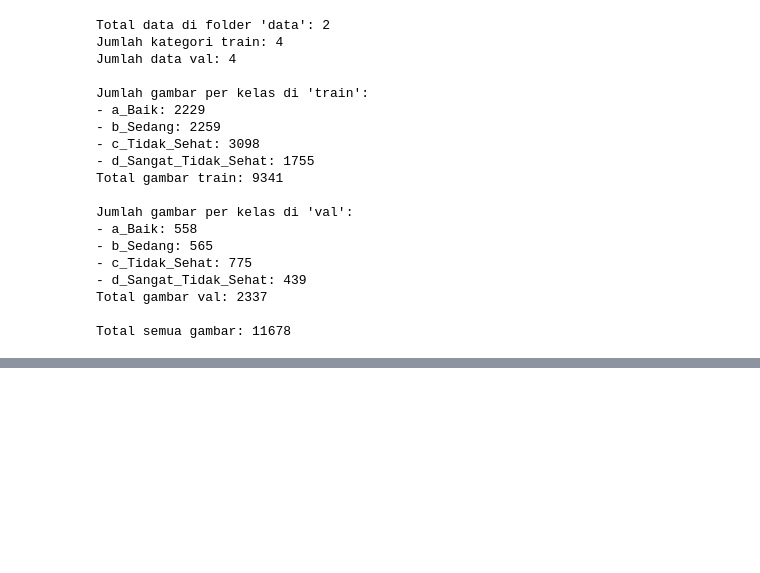
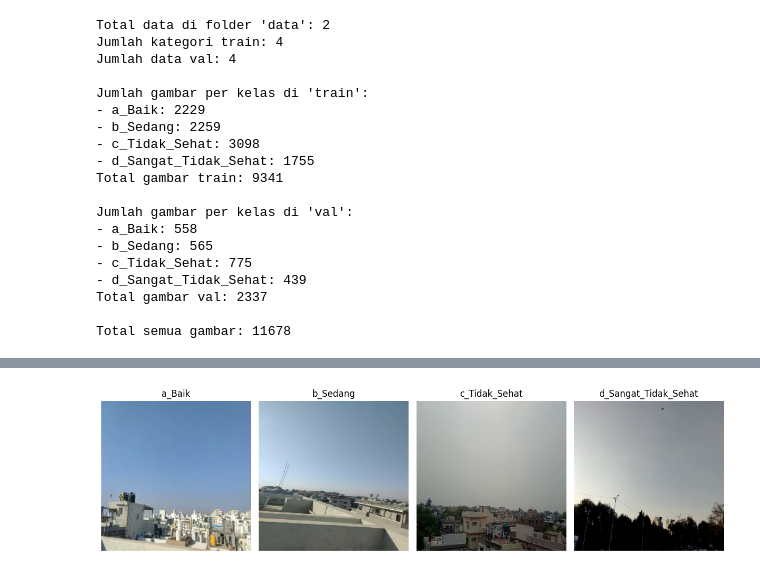
Before and after one commit to wildanjr19/air-quality-classification, a Jupyter notebook: notebook/data-desc.ipynb, the cells around one changed output, grey strips where cells are left out. Saved outputs shown, nothing was run; the diff lists cells and outputs as text; code cells hidden in the pictures; blank space fills up the shorter version.

```diff
--- a/notebook/data-desc.ipynb
+++ b/notebook/data-desc.ipynb
@@ -62,0 +87,5 @@ Total semua gambar: 11678
+# %%
+# val
+show_sample_images("../data/val")
+# %% [output]
+[figure, added]
```
Also changed, not shown: parts of 3 cells of this notebook.
